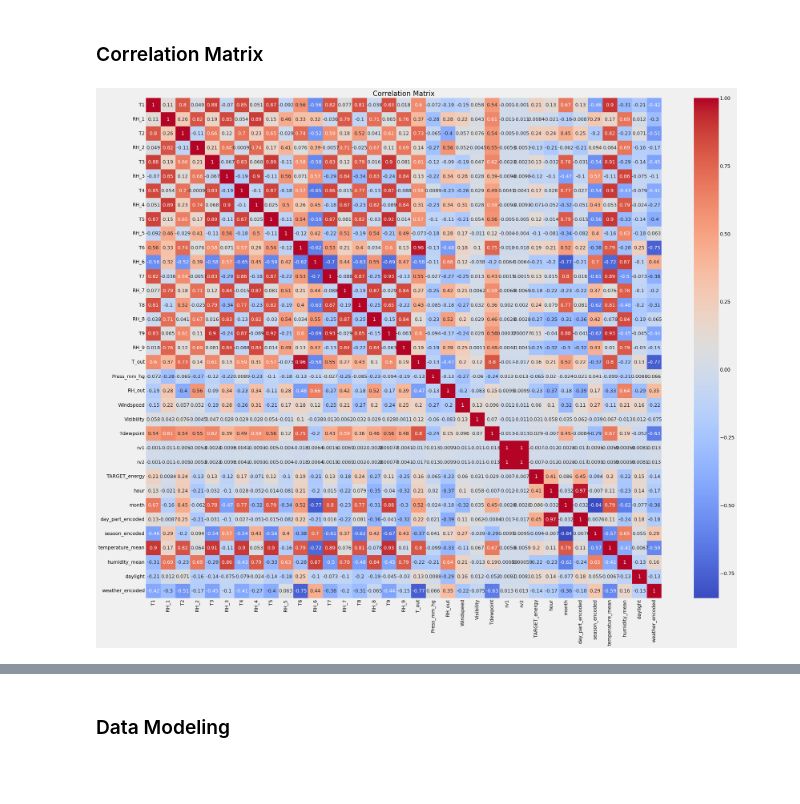
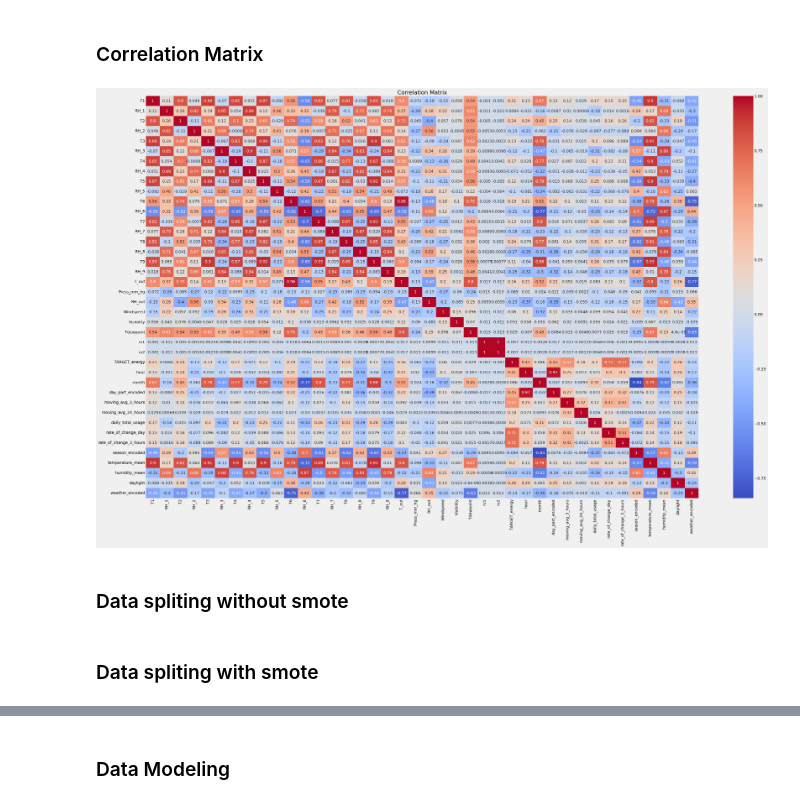
Before and after one commit to trungkien15work/COSC3013_Assignment_2, a Jupyter notebook: A2_CODE.ipynb, the cells around one changed output, grey strips where cells are left out. Saved outputs shown, nothing was run; the diff lists cells and outputs as text; code cells hidden in the pictures; blank space fills up the shorter version.

```diff
--- a/A2_CODE.ipynb
+++ b/A2_CODE.ipynb
@@ -160,3 +200,14 @@ df_train_filtered['day_part_encoded'] = df_train_filtered['day_part'].cat.codes
+# %%
+#The difference between TARGET_energy in this day at this time with the next day.
+df_train_filtered['rate_of_change_day'] = df_train_filtered['TARGET_energy'].diff(periods=24)
+#The difference between TARGET_energy in this day at this time with the next 3 hours.
+df_train_filtered['rate_of_change_3_hours'] = df_train_filtered['TARGET_energy'].diff(periods=3)
+# %%
+#Because these apply on the first 3 and 24 rows so I turn it to zero
+df_train_filtered['rate_of_change_day'].fillna(0, inplace=True)
+df_train_filtered['moving_avg_3_hours'].fillna(0, inplace=True)
+df_train_filtered['moving_avg_24_hours'].fillna(0, inplace=True)
+df_train_filtered['rate_of_change_3_hours'].fillna(0, inplace=True)
 # %%
 season_to_number = {
     "Spring": 1,
@@ -171,9 +222,27 @@ df_train_filtered['temperature_mean'] = df_train_filtered[temperature_columns].m
 # %%
 humidity_columns = ['RH_1', 'RH_2', 'RH_3', 'RH_4', 'RH_5', 'RH_6', 'RH_7', 'RH_8', 'RH_9']
 df_train_filtered['humidity_mean'] = df_train_filtered[humidity_columns].mean(axis=1)
-# %%
-df_train_filtered['daylight'] = df_train_filtered['hour'].between(6,18)
-df_train_filtered['daylight'] = np.where(df_train_filtered['daylight'], 1, 0)
+# %%
+# df_train_filtered['daylight'] = df_train_filtered['hour'].between(6,18)
+# df_train_filtered['daylight'] = np.where(df_train_filtered['daylight'], 1, 0)
+
+#Get the accurate daylight (sunrise) based on the time in Belgium
+daylight_hours = {
+    (12, 1, 2): (9, 16),  # Winter: 9 AM to 4 PM
+    (3, 4, 5): (7, 19),   # Spring: 7 AM to 7 PM
+    (6, 7, 8): (6, 21),   # Summer: 6 AM to 9 PM
+    (9, 10, 11): (7, 18)  # Fall: 7 AM to 6 PM
+}
+
+def is_daylight(row):
+    month = row['month']
+    hour = row['hour']
+    for months, hours in daylight_hours.items():
+        if month in months:
+            return 1 if hours[0] <= hour <= hours[1] else 0
+
+# Apply the function to create the 'daylight' column
+df_train_filtered['daylight'] = df_train_filtered.apply(is_daylight, axis=1)
 # %%
 df_train_filtered['weather'] = df_train_filtered['T_out'].apply(lambda x: 'normal' if x > 5 else 'cold')
 df_train_filtered['weather_encoded'] = np.where(df_train_filtered['weather'] == 'normal', 0, 1)
@@ -180,11 +270,13 @@ df_train_filtered['weather_encoded'] = np.where(df_train_filtered['weather'] ==
 # %% [markdown]
 ### Correlation Matrix
 # %%
-# Correlation Matrix
+# Correlation Matrix after removing outliers (Kien's version)
 numeric_df_train = df_train_filtered.select_dtypes(include=[np.number])
-plt.figure(figsize=(30, 25))
+plt.figure(figsize=(40, 25))
 sns.heatmap(numeric_df_train.corr(), annot=True, cmap="coolwarm")
 plt.title("Correlation Matrix")
 plt.show()
 # %% [output]
-[figure, old version]
+[figure, new version]
+# %% [markdown]
+### Data spliting without smote
@@ -190,0 +294,2 @@ plt.show()
+# %% [markdown]
+### Data spliting with smote
```
Also changed, not shown: parts of 22 cells of this notebook, 1 other file.
